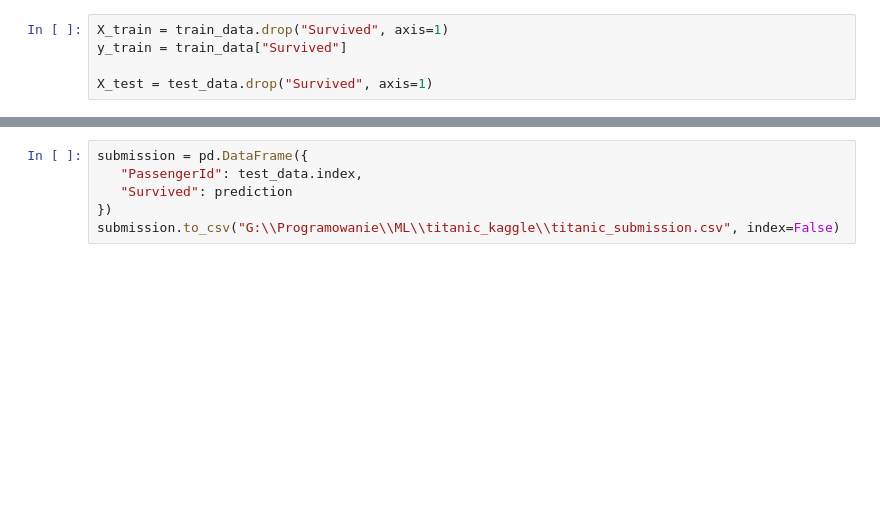
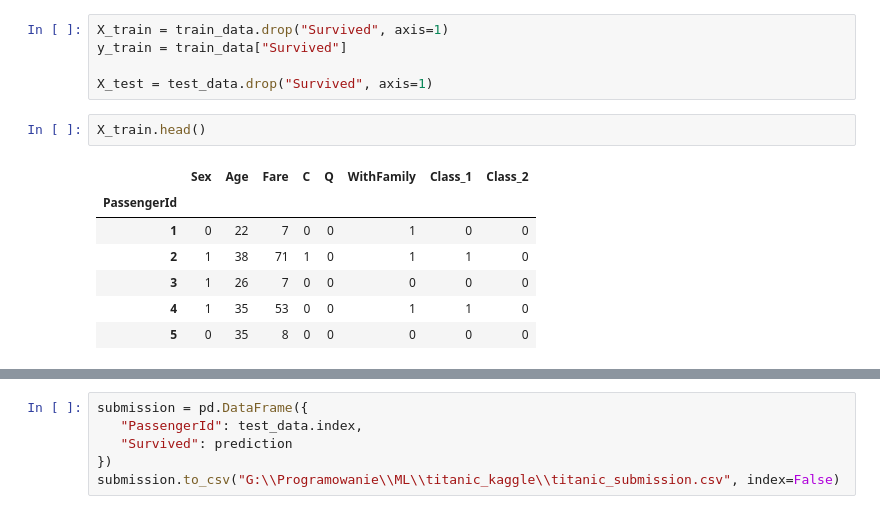
Before and after one commit to m-dziuba/titanic_kaggle, a Jupyter notebook: titanic_competition.ipynb, the cells around one changed output, grey strips where cells are left out. Drawn from its saved outputs; the diff is of its cells as text; blank space fills up the shorter version.

```diff
--- a/titanic_competition.ipynb
+++ b/titanic_competition.ipynb
@@ -366,3 +397,13 @@ X_train = train_data.drop("Survived", axis=1)
 y_train = train_data["Survived"]
 
 X_test = test_data.drop("Survived", axis=1)
+# %%
+X_train.head()
+# %% [output]
+|  | Sex | Age | Fare | C | Q | WithFamily | Class_1 | Class_2 |
+| PassengerId |  |  |  |  |  |  |  |  |
+| 1 | 0 | 22 | 7 | 0 | 0 | 1 | 0 | 0 |
+| 2 | 1 | 38 | 71 | 1 | 0 | 1 | 1 | 0 |
+| 3 | 1 | 26 | 7 | 0 | 0 | 0 | 0 | 0 |
+| 4 | 1 | 35 | 53 | 0 | 0 | 1 | 1 | 0 |
+| 5 | 0 | 35 | 8 | 0 | 0 | 0 | 0 | 0 |
```
Also changed, not shown: parts of 15 cells of this notebook, 1 other file.
